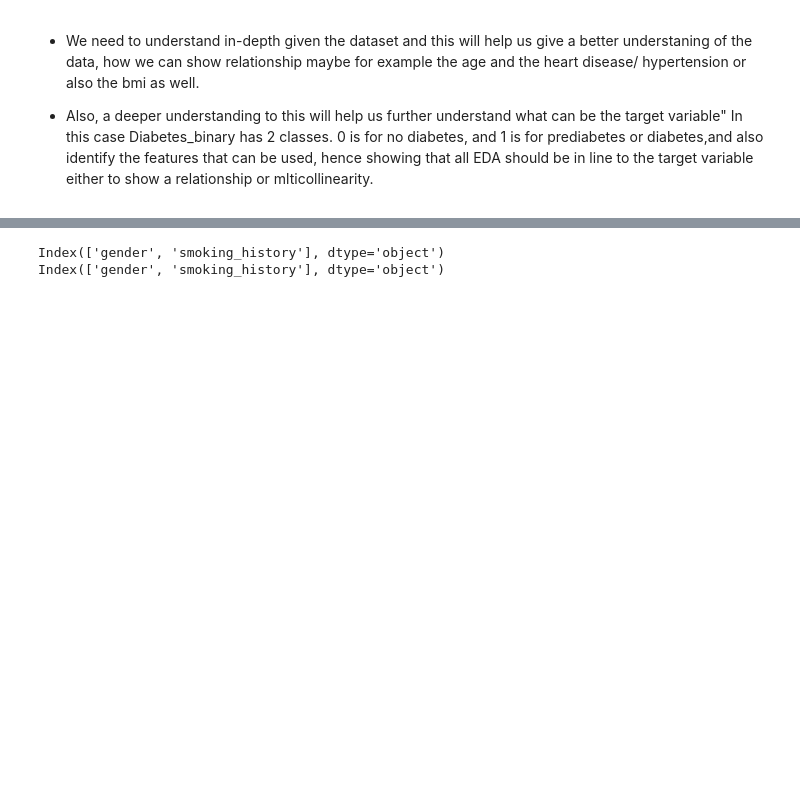
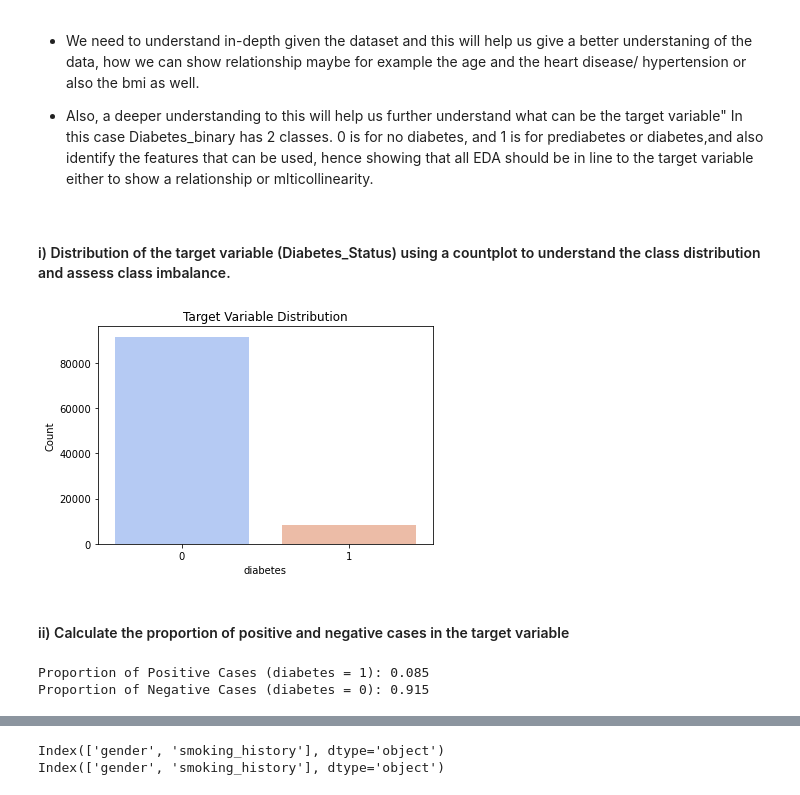
Before and after one commit to Edna722/Africantech-Hackathon, a Jupyter notebook: Diabetes Notebook 1.ipynb, the cells around one changed output, grey strips where cells are left out. Drawn from its saved outputs; the diff is of its cells as text; code cells hidden in the pictures; blank space fills up the shorter version.

```diff
--- a/Diabetes Notebook 1.ipynb
+++ b/Diabetes Notebook 1.ipynb
@@ -118,3 +176,27 @@ dataset_info
  how we can show relationship maybe for example the age and the heart disease/ hypertension or also the bmi as well.
 
  - Also, a deeper understanding to this will help us further understand what can be the target variable" In this case Diabetes_binary has 2 classes. 0 is for no diabetes, and 1 is for prediabetes or diabetes,and also identify the features that can be used, hence showing that all EDA should be in line to the target variable either to show a relationship or mlticollinearity.
+# %% [markdown]
+#### i) Distribution of the target variable (Diabetes_Status) using a countplot to understand the class distribution and assess class imbalance.
+# %%
+# Task 1: Visualize the distribution of the target variable (Diabetes_Status)
+plt.figure(figsize=(6, 4))
+sns.countplot(data=diabetes_prediction_data, x='diabetes', palette='coolwarm')
+plt.title('Target Variable Distribution')
+plt.xlabel('diabetes')
+plt.ylabel('Count')
+plt.show()
+# %% [output]
+[figure, added]
+# %% [markdown]
+#### ii) Calculate the proportion of positive and negative cases in the target variable
+# %%
+positive_cases = diabetes_prediction_data['diabetes'].sum()
+negative_cases = len(diabetes_prediction_data) - positive_cases
+proportion_positive = positive_cases / len(diabetes_prediction_data)
+proportion_negative = negative_cases / len(diabetes_prediction_data)
+print("Proportion of Positive Cases (diabetes = 1):", proportion_positive)
+print("Proportion of Negative Cases (diabetes = 0):", proportion_negative)
+# %% [output]
+Proportion of Positive Cases (diabetes = 1): 0.085
+Proportion of Negative Cases (diabetes = 0): 0.915
```
Also changed, not shown: parts of 49 cells of this notebook.
